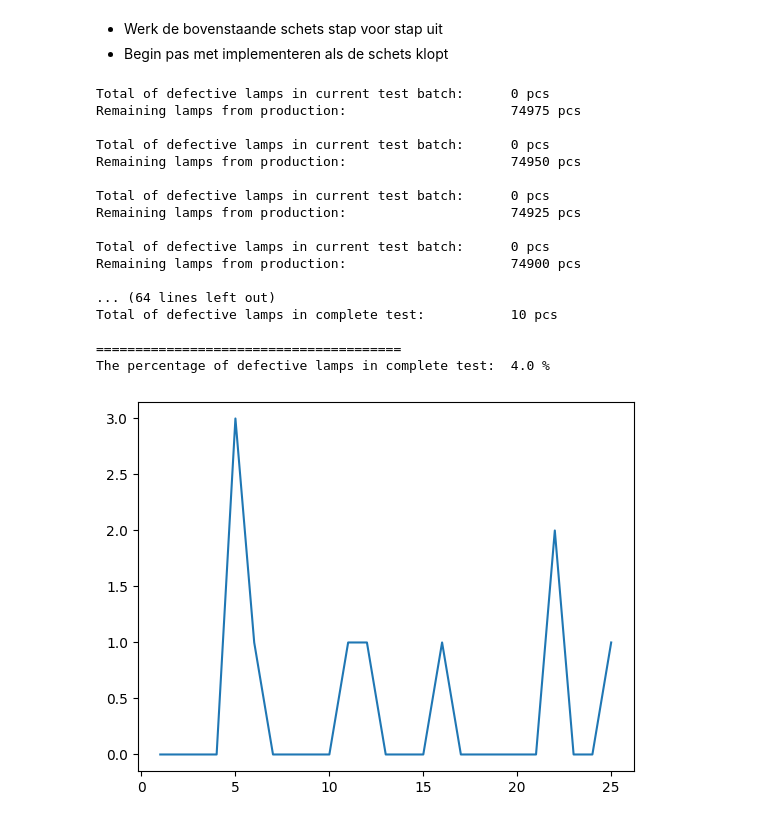
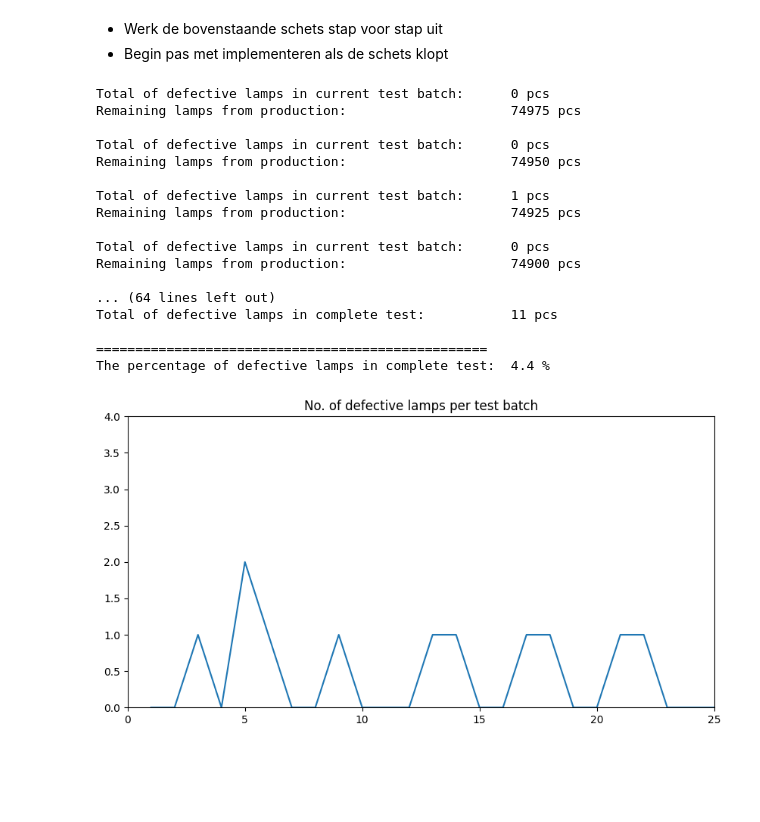
Before and after one commit to AlxcNL/MakeAIWork2, a Jupyter notebook: lessen/week07/Les basis statistiek - monte-carlo/practicum/kwaliteitscontrole.ipynb, the cells around one changed output. Cells and saved outputs as stored; diff of their text form; code cells hidden in the pictures; blank space fills up the shorter version.

Commit message:
Lamps is funtional

```diff
--- a/lessen/week07/Les basis statistiek - monte-carlo/practicum/kwaliteitscontrole.ipynb
+++ b/lessen/week07/Les basis statistiek - monte-carlo/practicum/kwaliteitscontrole.ipynb
@@ -112,6 +114,8 @@ Werk op basis van je analyse stapsgewijs een oplossing uit in de vorm van commen
 # print("\n=======================================\n"
 #         "The percentage of defective lamps in complete test: ", sum(totalDefScore)/(rounds * 0.1), "%")
 # %%
+
+# Clean:
 
 import random
 
@@ -156,9 +160,9 @@ def Test():
 Rounds()
 
 
-print("\n_______________________________________\n"
+print("\n__________________________________________________\n"
         "Total of defective lamps in complete test:          ", sum(totalDefScore), "pcs")
-print("\n=======================================\n"
+print("\n==================================================\n"
         "The percentage of defective lamps in complete test: ", sum(totalDefScore)/(rounds * 0.1), "%")
 # %% [output]
 Total of defective lamps in current test batch:      0 pcs
@@ -167,25 +171,30 @@ Remaining lamps from production:                     74975 pcs
 Total of defective lamps in current test batch:      0 pcs
 Remaining lamps from production:                     74950 pcs
 
-Total of defective lamps in current test batch:      0 pcs
+Total of defective lamps in current test batch:      1 pcs
 Remaining lamps from production:                     74925 pcs
 
 Total of defective lamps in current test batch:      0 pcs
 Remaining lamps from production:                     74900 pcs
 
 ... (64 lines left out)
-Total of defective lamps in complete test:           10 pcs
+Total of defective lamps in complete test:           11 pcs
 
-=======================================
-The percentage of defective lamps in complete test:  4.0 %
+==================================================
+The percentage of defective lamps in complete test:  4.4 %
 # %%
 import matplotlib.pyplot as plt
 import numpy as np
 
-xpoints = np.array([1, 2, 3, 4, 5, 6, 7, 8, 9, 10, 11, 12, 13, 14, 15, 16, 17, 18, 19, 20, 21, 22, 23, 24, 25])
-ypoints = np.array([0, 0, 0, 0, 3, 1, 0, 0, 0, 0, 1, 1, 0, 0, 0, 1, 0, 0, 0, 0, 0, 2, 0, 0, 1])
+plt.figure(figsize=(10, 5))
+plt.axis([0, 25, 0, 4])
+
+xpoints = np.arange(1,26)
+ypoints = np.array(totalDefScore)
 
 plt.plot(xpoints, ypoints)
+plt.title('No. of defective lamps per test batch')
+
 plt.show()
 # %% [output]
-[figure, old version]
+[figure, new version]
```
Also changed, not shown: parts of 2 cells of this notebook.
